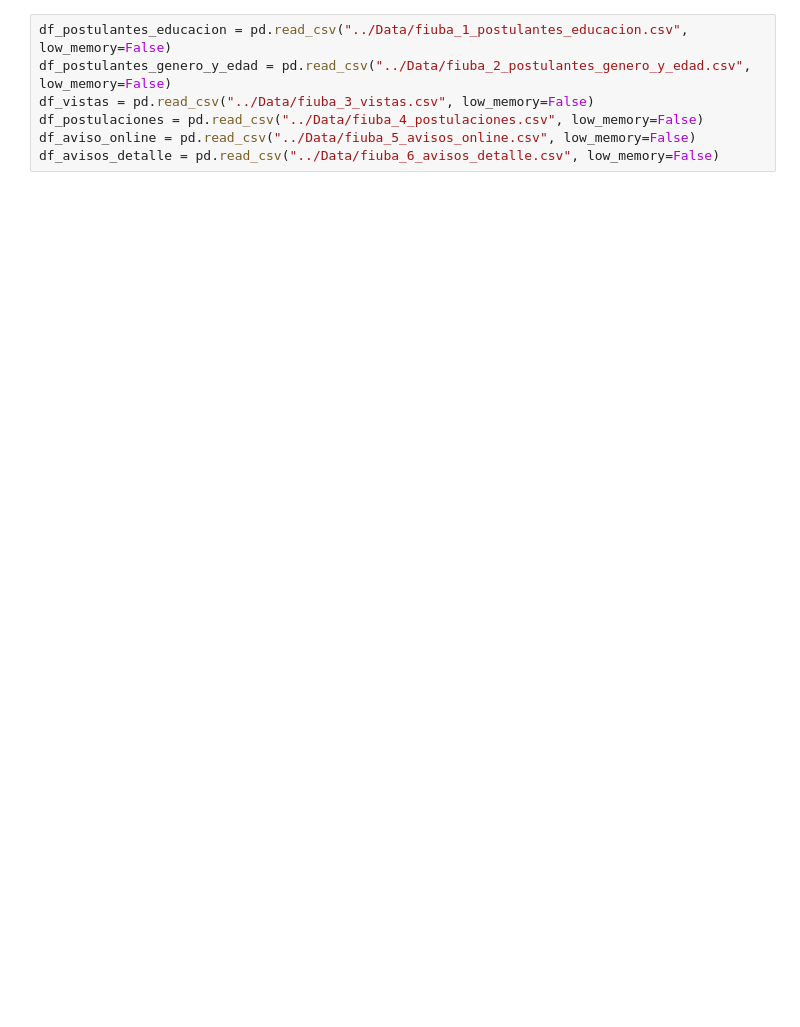
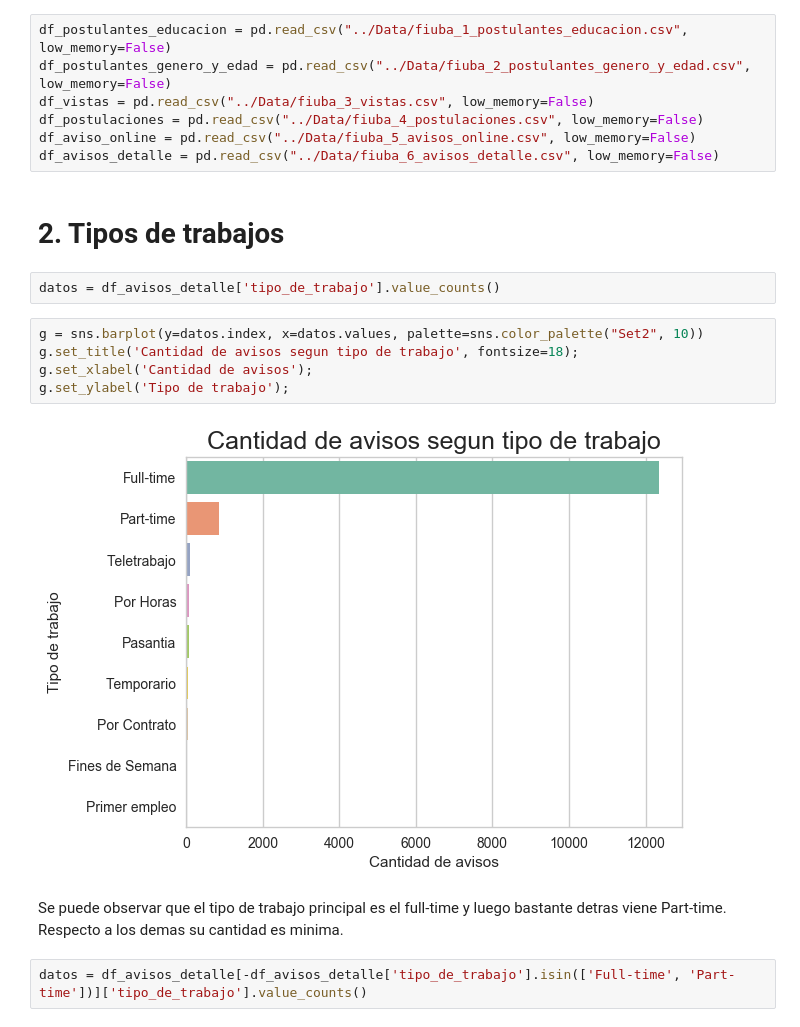
Before and after one commit to GastonMontes/75.06-Datos-TP1, a Jupyter notebook: Notebooks/Estudio de tipos de trabajo.ipynb, the cells around one changed output. Saved outputs shown, nothing was run; the diff lists cells and outputs as text; blank space fills up the shorter version.

Commit message:
Victor-Tipos de trabajo hasta sexo

```diff
--- a/Notebooks/Estudio de tipos de trabajo.ipynb
+++ b/Notebooks/Estudio de tipos de trabajo.ipynb
@@ -23,3 +23,18 @@ df_vistas = pd.read_csv("../Data/fiuba_3_vistas.csv", low_memory=False)
 df_postulaciones = pd.read_csv("../Data/fiuba_4_postulaciones.csv", low_memory=False)
 df_aviso_online = pd.read_csv("../Data/fiuba_5_avisos_online.csv", low_memory=False)
 df_avisos_detalle = pd.read_csv("../Data/fiuba_6_avisos_detalle.csv", low_memory=False)
+# %% [markdown]
+# 2. Tipos de trabajos
+# %%
+datos = df_avisos_detalle['tipo_de_trabajo'].value_counts()
+# %%
+g = sns.barplot(y=datos.index, x=datos.values, palette=sns.color_palette("Set2", 10))
+g.set_title('Cantidad de avisos segun tipo de trabajo', fontsize=18);
+g.set_xlabel('Cantidad de avisos');
+g.set_ylabel('Tipo de trabajo');
+# %% [output]
+[figure, added]
+# %% [markdown]
+Se puede observar que el tipo de trabajo principal es el full-time y luego bastante detras viene Part-time. Respecto a los demas su cantidad es minima.
+# %%
+datos = df_avisos_detalle[-df_avisos_detalle['tipo_de_trabajo'].isin(['Full-time', 'Part-time'])]['tipo_de_trabajo'].value_counts()
```
Also changed, not shown: parts of 33 cells of this notebook, 1 other file.
